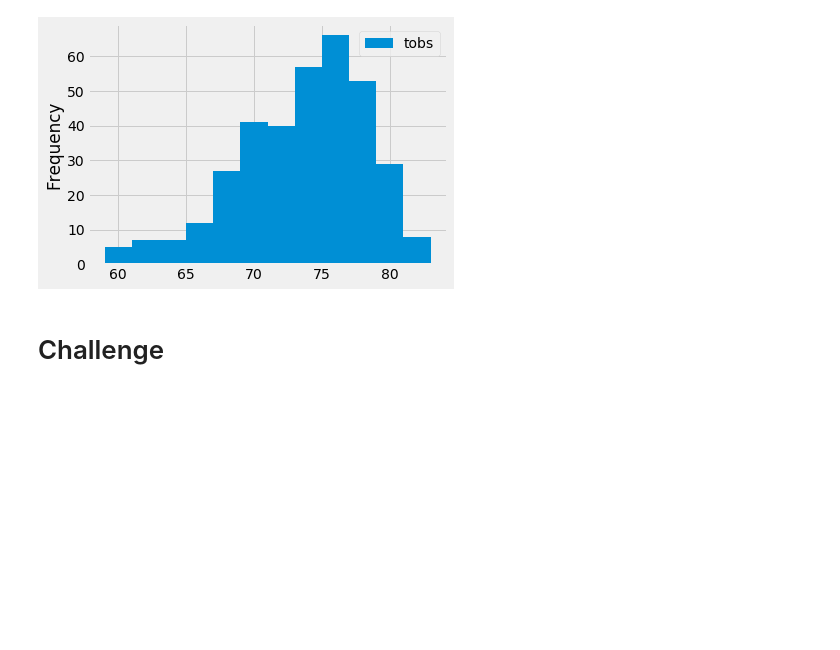
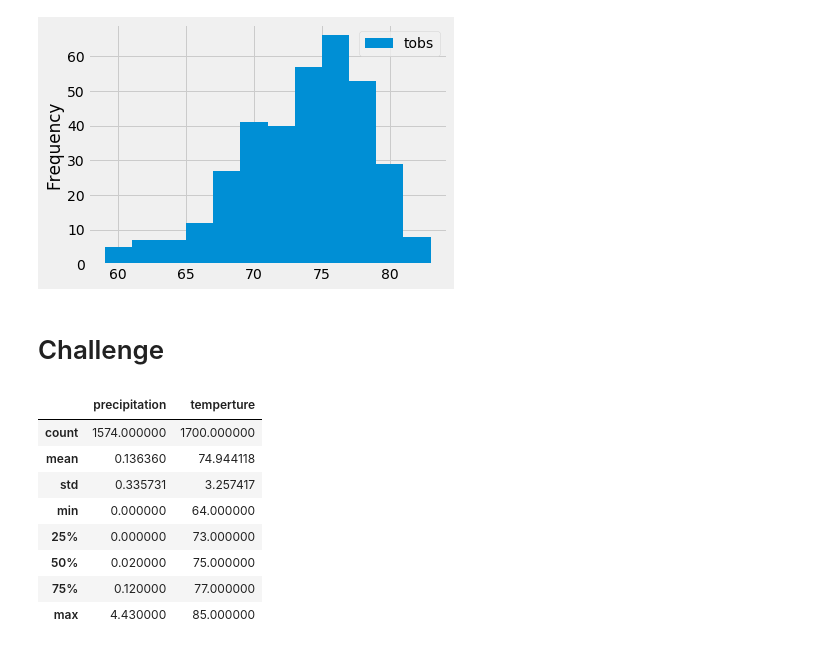
Before and after one commit to rcelorio/surfs_up, a Jupyter notebook: climate_analysis.ipynb, the cells around one changed output. Drawn from its saved outputs; the diff is of its cells as text; code cells hidden in the pictures; blank space fills up the shorter version.

```diff
--- a/climate_analysis.ipynb
+++ b/climate_analysis.ipynb
@@ -149,2 +166,33 @@ plt.tight_layout()
 # %% [markdown]
 # Challenge
+# %%
+#function to determine pull data from analysis
+def get_climate(month):
+
+    # Perform a query to retrieve the data and precipitation scores
+    results = []
+    #extract the month so we can query by month for all years
+    results = session.query(Measurement.date, Measurement.prcp, Measurement.tobs ) \
+        .filter(extract('month', Measurement.date) == month).all()
+
+    # Save the query results as a Pandas DataFrame and set the index to the date column
+    df = pd.DataFrame(results, columns=['date','precipitation', 'temperture'])
+    #set index and drop the dupe
+    df.set_index(df['date'], inplace=True)
+   # df.drop(['date'], axis=1, inplace=True)
+    # Sort the dataframe by date
+    df = df.sort_index()
+    return df
+# %%
+june_df = get_climate('06')
+june_df.describe()
+# %% [output]
+|  | precipitation | temperture |
+| count | 1574.000000 | 1700.000000 |
+| mean | 0.136360 | 74.944118 |
+| std | 0.335731 | 3.257417 |
+| min | 0.000000 | 64.000000 |
+| 25% | 0.000000 | 73.000000 |
+| 50% | 0.020000 | 75.000000 |
+| 75% | 0.120000 | 77.000000 |
+| max | 4.430000 | 85.000000 |
```
Also changed, not shown: parts of 4 cells of this notebook, 4 other files.
